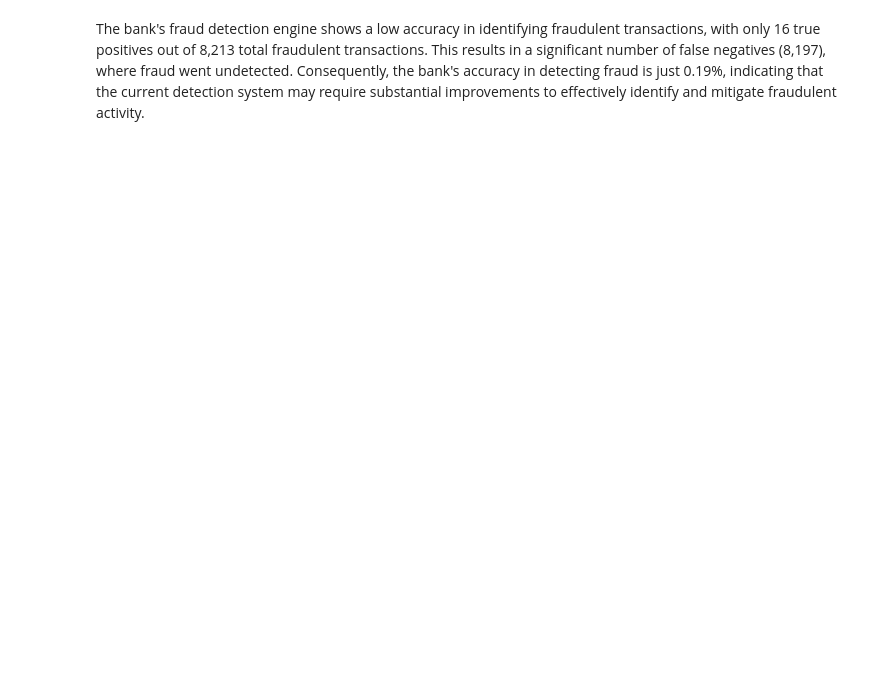
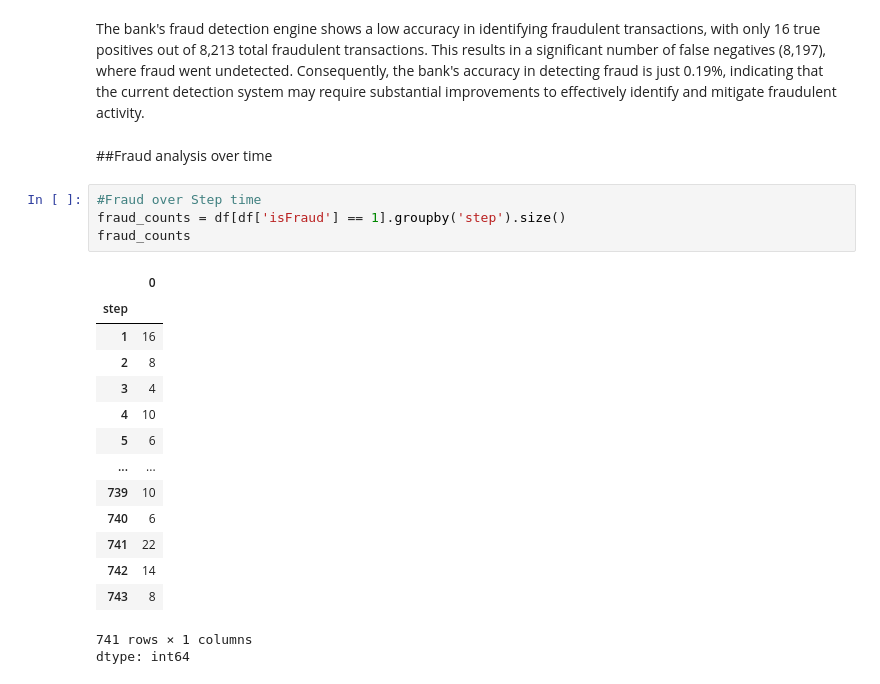
Before and after one commit to viktoruebelhart/analyzing-financial-fraud, a Jupyter notebook: analyzing_financial_fraud.ipynb, the cells around one changed output. Cells and saved outputs as stored; diff of their text form; blank space fills up the shorter version.

```diff
--- a/analyzing_financial_fraud.ipynb
+++ b/analyzing_financial_fraud.ipynb
@@ -220,2 +220,24 @@ plt.show()
 # %% [markdown]
 The bank's fraud detection engine shows a low accuracy in identifying fraudulent transactions, with only 16 true positives out of 8,213 total fraudulent transactions. This results in a significant number of false negatives (8,197), where fraud went undetected. Consequently, the bank's accuracy in detecting fraud is just 0.19%, indicating that the current detection system may require substantial improvements to effectively identify and mitigate fraudulent activity.
+# %% [markdown]
+##Fraud analysis over time
+# %%
+#Fraud over Step time
+fraud_counts = df[df['isFraud'] == 1].groupby('step').size()
+fraud_counts
+# %% [output]
+|  | 0 |
+| step |  |
+| 1 | 16 |
+| 2 | 8 |
+| 3 | 4 |
+| 4 | 10 |
+| 5 | 6 |
+| ... | ... |
+| 739 | 10 |
+| 740 | 6 |
+| 741 | 22 |
+| 742 | 14 |
+| 743 | 8 |
+741 rows × 1 columns
+dtype: int64
```
Also changed, not shown: parts of 7 cells of this notebook.
